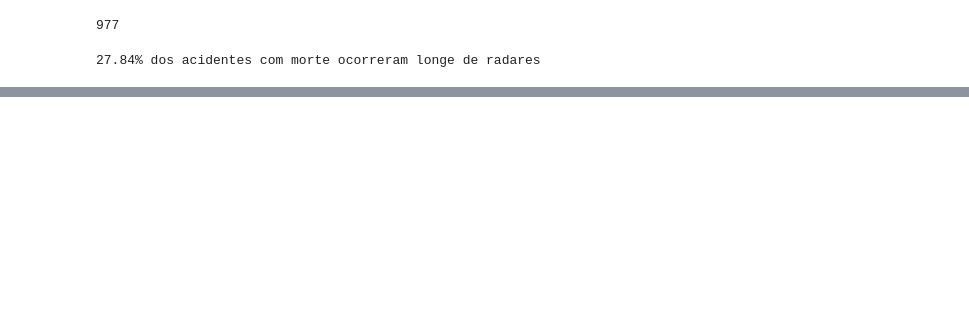
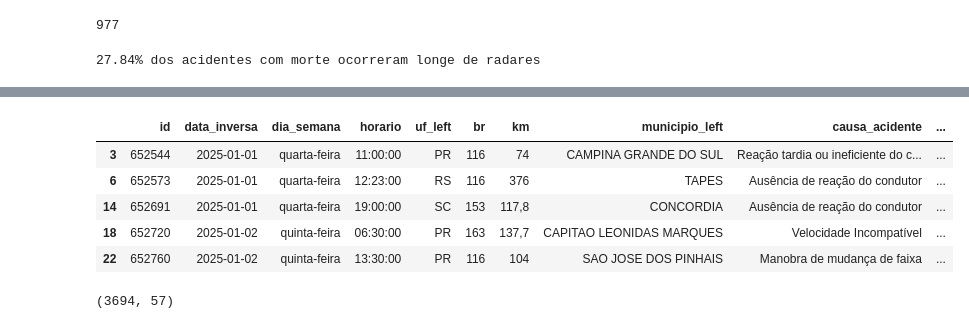
Before and after one commit to adrianop/dataScience, a Jupyter notebook: analise espacial/3 - abordagem_com_radares.ipynb, the cells around one changed output, grey strips where cells are left out. Drawn from its saved outputs; the diff is of its cells as text; code cells hidden in the pictures; blank space fills up the shorter version.

```diff
--- a/analise espacial/3 - abordagem_com_radares.ipynb
+++ b/analise espacial/3 - abordagem_com_radares.ipynb
@@ -273,0 +429,14 @@ tabela_resultado.head(20)
+# %%
+acidentes_sem_radar = acidentes_proximos[acidentes_proximos['tem_radar_proximo'] == False]
+acidentes_sem_radar.head()
+# %% [output]
+|  | id | data_inversa | dia_semana | horario | uf_left | br | km | municipio_left | causa_acidente | ... |
+| 3 | 652544 | 2025-01-01 | quarta-feira | 11:00:00 | PR | 116 | 74 | CAMPINA GRANDE DO SUL | Reação tardia ou ineficiente do c... | ... |
+| 6 | 652573 | 2025-01-01 | quarta-feira | 12:23:00 | RS | 116 | 376 | TAPES | Ausência de reação do condutor | ... |
+| 14 | 652691 | 2025-01-01 | quarta-feira | 19:00:00 | SC | 153 | 117,8 | CONCORDIA | Ausência de reação do condutor | ... |
+| 18 | 652720 | 2025-01-02 | quinta-feira | 06:30:00 | PR | 163 | 137,7 | CAPITAO LEONIDAS MARQUES | Velocidade Incompatível | ... |
+| 22 | 652760 | 2025-01-02 | quinta-feira | 13:30:00 | PR | 116 | 104 | SAO JOSE DOS PINHAIS | Manobra de mudança de faixa | ... |
+# %%
+acidentes_sem_radar.shape
+# %% [output]
+(3694, 57)
```
Also changed, not shown: parts of 23 cells of this notebook, 1 other file.
